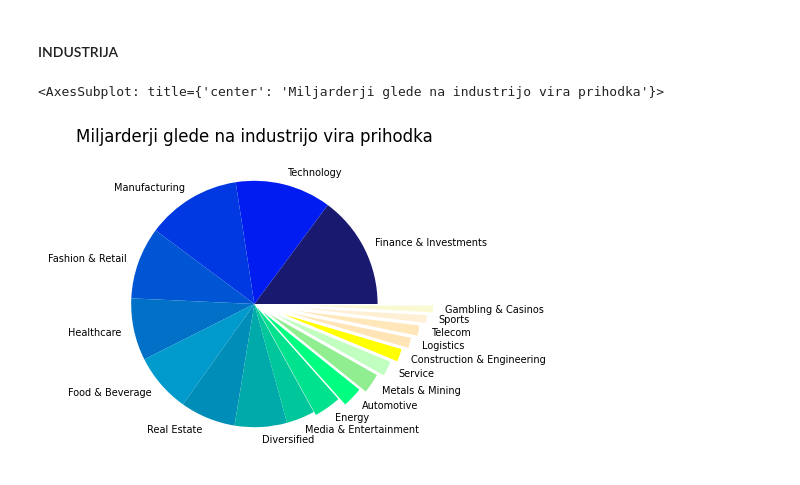
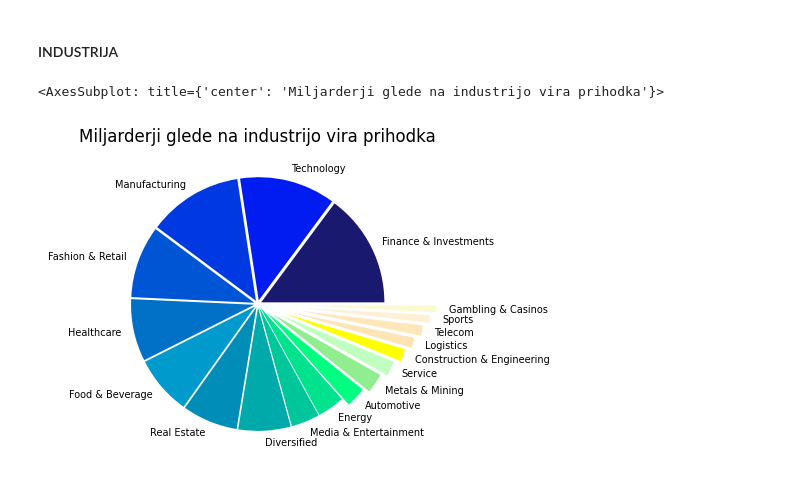
Before and after one commit to karolina-sa/Forbes-list-PROG1-projekt, a Jupyter notebook: analiza_Forbes_list.ipynb, the cells around one changed output. Drawn from its saved outputs; the diff is of its cells as text; code cells hidden in the pictures.

```diff
--- a/analiza_Forbes_list.ipynb
+++ b/analiza_Forbes_list.ipynb
@@ -102,18 +102,3 @@ zemljevid.add_to(map)
 map
 # %% [output]
 [interactive output not drawn]
-# %%
-# GRAF:
-forbes_countries = forbes.groupby("country").size().reset_index(name = "forbes_count")
-forbes_countries = pd.merge(forbes_countries, drzave, how='left', on='country')
-forbes_countries['forbes_na_preb'] = forbes_countries['forbes_count'] / forbes_countries['population']
-forbes_countries = forbes_countries.sort_values(by = 'forbes_na_preb', ascending = True)
-
-forbes_countries_plot = forbes_countries.plot.barh(x = 'country',
-                           y = 'forbes_na_preb',
-                           legend = False)
-plt.yticks(size=6)
-plt.xlabel('Število milijarderjev / število prebivalcev')
-plt.ylabel('Država')
-plt.rcParams['figure.figsize'] = [6,10]
-plt.title('Število milijarderjev glede na število prebivalcev po posameznih državah')
@@ -135,10 +146,10 @@ Text(0, 0.5, 'Networth v milijardah')
 # %%
 colors = ['#191970', '#001CF0','#0038E2', '#0055D4', '#0071C6', '#009ACD', '#008DB8','#00AAAA','#00C69C','#00E28E','#00FF80', '#90EE90','#C1FFC1','#FFFF00', '#FFE4B5', '#FFE7BA', '#FFEFD5', '#FAFAD2']
 forbes.groupby('industry').size().sort_values(ascending = False).plot.pie(
-    explode = (0, 0, 0, 0, 0, 0, 0, 0, 0, 0.03, 0.1, 0.15, 0.2, 0.25, 0.3, 0.35, 0.4, 0.45),
+    explode = (0.03, 0.03, 0.03, 0.03, 0.03, 0.03, 0.03, 0.03, 0.03, 0.03, 0.1, 0.15, 0.2, 0.25, 0.3, 0.35, 0.4, 0.45),
     colors = colors,
     title = 'Miljarderji glede na industrijo vira prihodka',
     textprops={'fontsize': 7})
 # %% [output]
 <AxesSubplot: title={'center': 'Miljarderji glede na industrijo vira prihodka'}>
-[figure, old version]
+[figure, new version]
```
Also changed, not shown: parts of 2 cells of this notebook.
